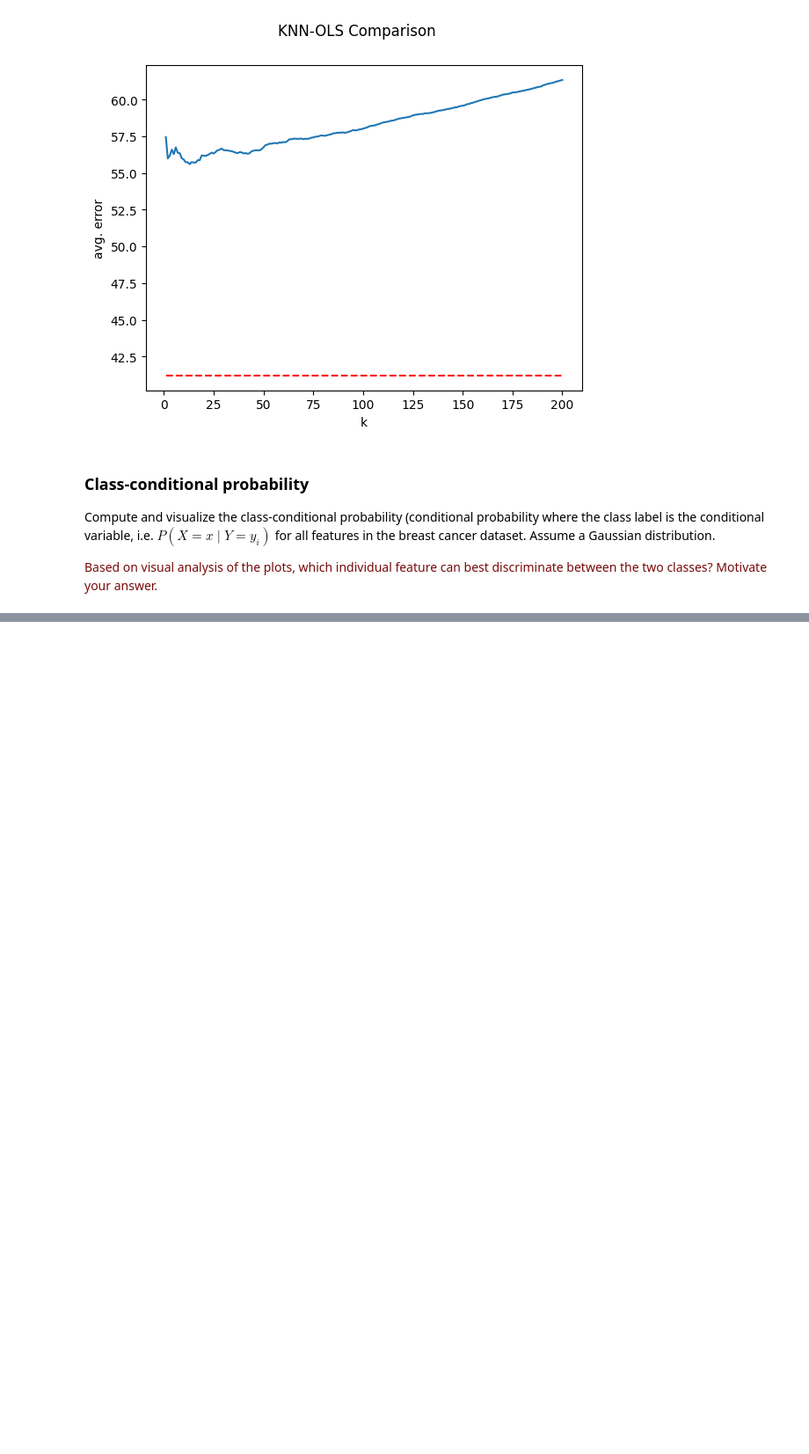
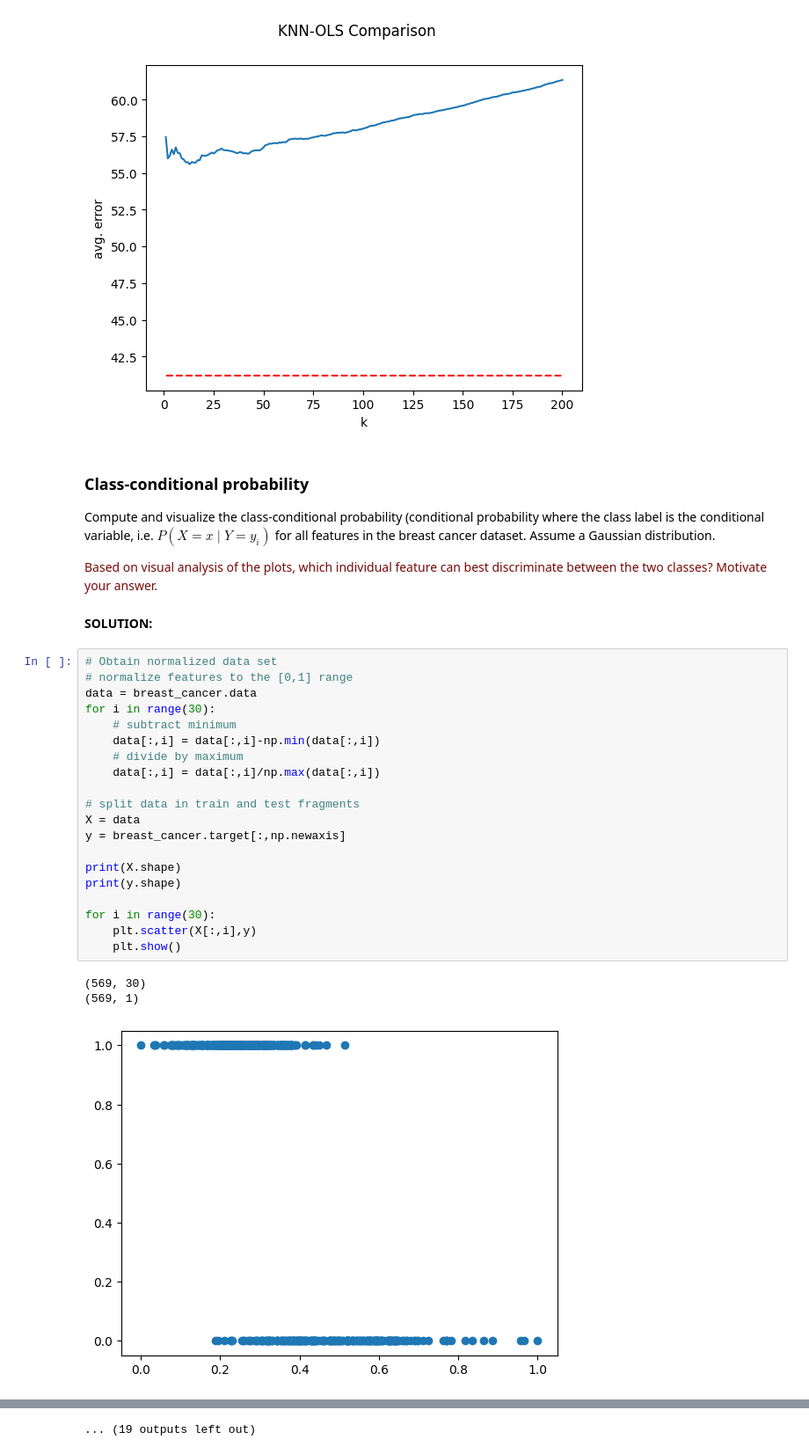
Before and after one commit to YLaret/8dm50-machine-learning, a Jupyter notebook: practicals/week_1.ipynb, the cells around one changed output, grey strips where cells are left out. Shown: that part at 88% size. Drawn from its saved outputs; the diff is of its cells as text; blank space fills up the shorter version.

```diff
--- a/practicals/week_1.ipynb
+++ b/practicals/week_1.ipynb
@@ -358,3 +358,29 @@ plt.show()
 Compute and visualize the class-conditional probability (conditional probability where the class label is the conditional variable, i.e. $P(X = x \mid Y = y_i)$ for all features in the breast cancer dataset. Assume a Gaussian distribution.
 
 <p><font color='#770a0a'>Based on visual analysis of the plots, which individual feature can best discriminate between the two classes? Motivate your answer.</font></p>
+# %% [markdown]
+**SOLUTION:**
+# %%
+# Obtain normalized data set
+# normalize features to the [0,1] range
+data = breast_cancer.data
+for i in range(30):
+    # subtract minimum
+    data[:,i] = data[:,i]-np.min(data[:,i])
+    # divide by maximum
+    data[:,i] = data[:,i]/np.max(data[:,i])
+
+# split data in train and test fragments
+X = data
+y = breast_cancer.target[:,np.newaxis]
+
+print(X.shape)
+print(y.shape)
+
+for i in range(30):
+    plt.scatter(X[:,i],y)
+    plt.show()
+# %% [output]
+(569, 30)
+(569, 1)
+[figure, added]
@@ -360,0 +397 @@ Compute and visualize the class-conditional probability (conditional probability
+... (19 outputs left out)
```
Also changed, not shown: parts of 2 cells of this notebook.
